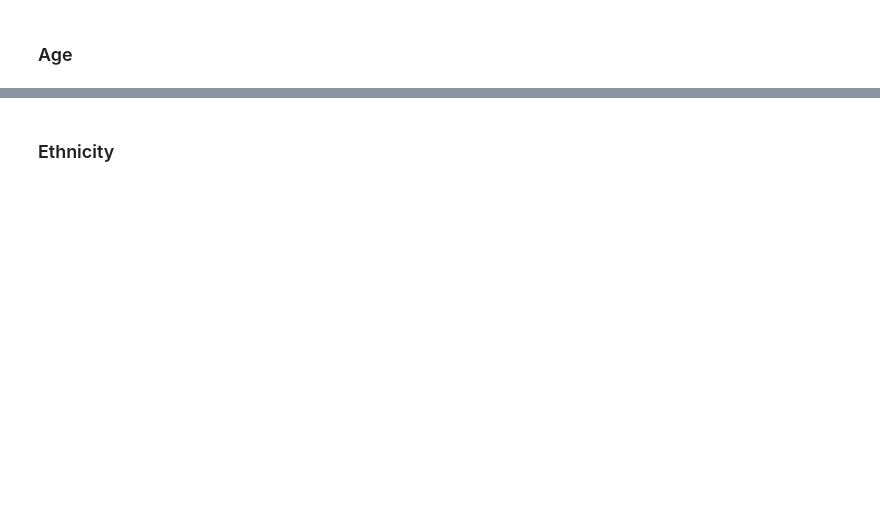
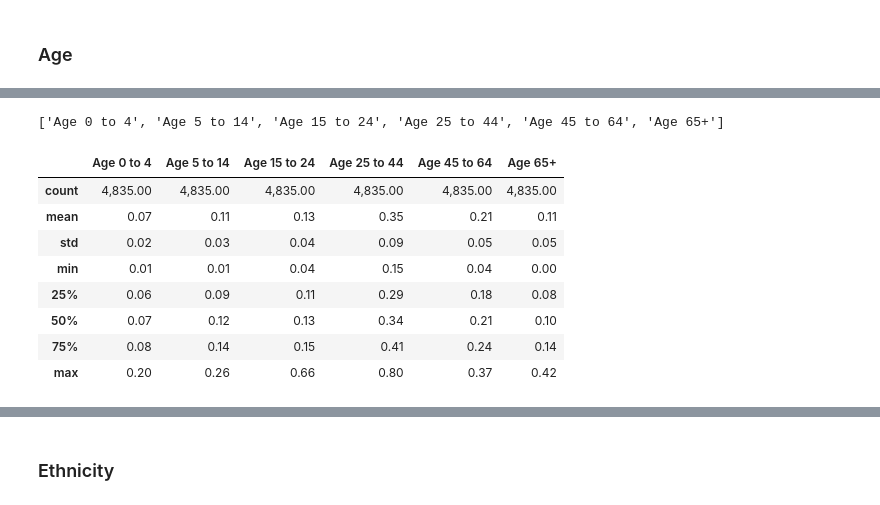
Before and after one commit to kingsgeocomp/applied_gsa, a Jupyter notebook: Week 3-Clustering & Geodemographics.ipynb, the cells around one changed output, grey strips where cells are left out. Saved outputs shown, nothing was run; the diff lists cells and outputs as text; code cells hidden in the pictures; blank space fills up the shorter version.

```diff
--- a/Week 3-Clustering & Geodemographics.ipynb
+++ b/Week 3-Clustering & Geodemographics.ipynb
@@ -360 +338,40 @@ Index([u'2011 super output area - lower layer', u'mnemonic',
       dtype='object')
+# %%
+# Derived columns
+d[t]['Age 5 to 14']  = d[t]['Age 5 to 7'] + d[t]['Age 8 to 9'] + d[t]['Age 10 to 14']
+d[t]['Age 15 to 24'] = d[t]['Age 15'] + d[t]['Age 16 to 17'] + d[t]['Age 18 to 19'] + d[t]['Age 20 to 24']
+d[t]['Age 25 to 44'] = d[t]['Age 25 to 29'] + d[t]['Age 30 to 44']
+d[t]['Age 45 to 64'] = d[t]['Age 45 to 59'] + d[t]['Age 60 to 64']
+d[t]['Age 65+'] = d[t]['Age 65 to 74'] + d[t]['Age 75 to 84'] + d[t]['Age 85 to 89'] + d[t]['Age 90 and over']
+# %%
+# Select the columns we're interested in analysing
+selection = ['Age 0 to 4','Age 5 to 14','Age 15 to 24','Age 25 to 44','Age 45 to 64','Age 65+']
+print(selection)
+
+# Create a new data frame to
+# hold the percentage values
+# and initialise it with only
+# the 'mnemonic' (i.e. GeoCode)
+d_pct = pd.concat(
+    [d[t]['mnemonic']],
+    axis=1,
+    keys=['mnemonic'])
+
+# For each of the columns remaining
+# in the select
+for c in selection:
+    d_pct[c] = pd.Series(d[t][c].astype(float)/d[t]['All usual residents'].astype(float))
+
+d[t + 'pct'] = d_pct
+d_pct.describe()
+# %% [output]
+['Age 0 to 4', 'Age 5 to 14', 'Age 15 to 24', 'Age 25 to 44', 'Age 45 to 64', 'Age 65+']
+|  | Age 0 to 4 | Age 5 to 14 | Age 15 to 24 | Age 25 to 44 | Age 45 to 64 | Age 65+ |
+| count | 4,835.00 | 4,835.00 | 4,835.00 | 4,835.00 | 4,835.00 | 4,835.00 |
+| mean | 0.07 | 0.11 | 0.13 | 0.35 | 0.21 | 0.11 |
+| std | 0.02 | 0.03 | 0.04 | 0.09 | 0.05 | 0.05 |
+| min | 0.01 | 0.01 | 0.04 | 0.15 | 0.04 | 0.00 |
+| 25% | 0.06 | 0.09 | 0.11 | 0.29 | 0.18 | 0.08 |
+| 50% | 0.07 | 0.12 | 0.13 | 0.34 | 0.21 | 0.10 |
+| 75% | 0.08 | 0.14 | 0.15 | 0.41 | 0.24 | 0.14 |
+| max | 0.20 | 0.26 | 0.66 | 0.80 | 0.37 | 0.42 |
```
Also changed, not shown: parts of 30 cells of this notebook.
